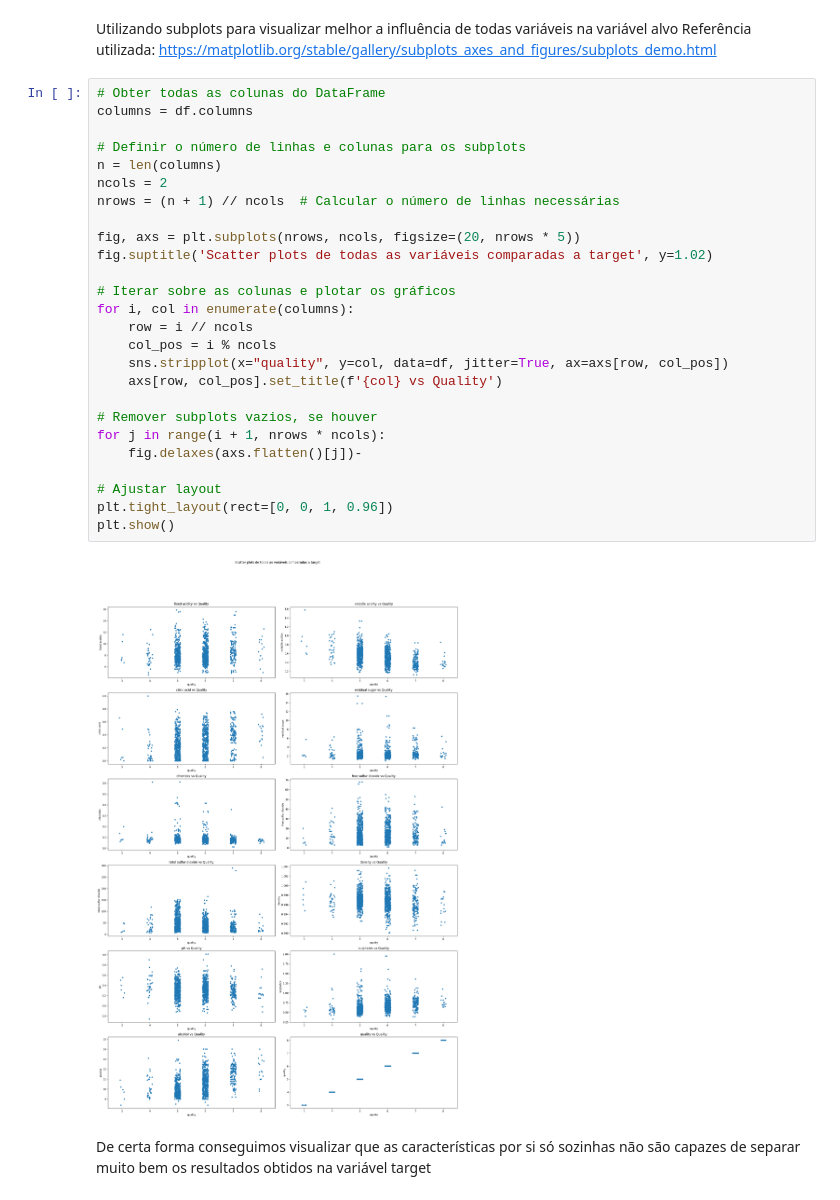
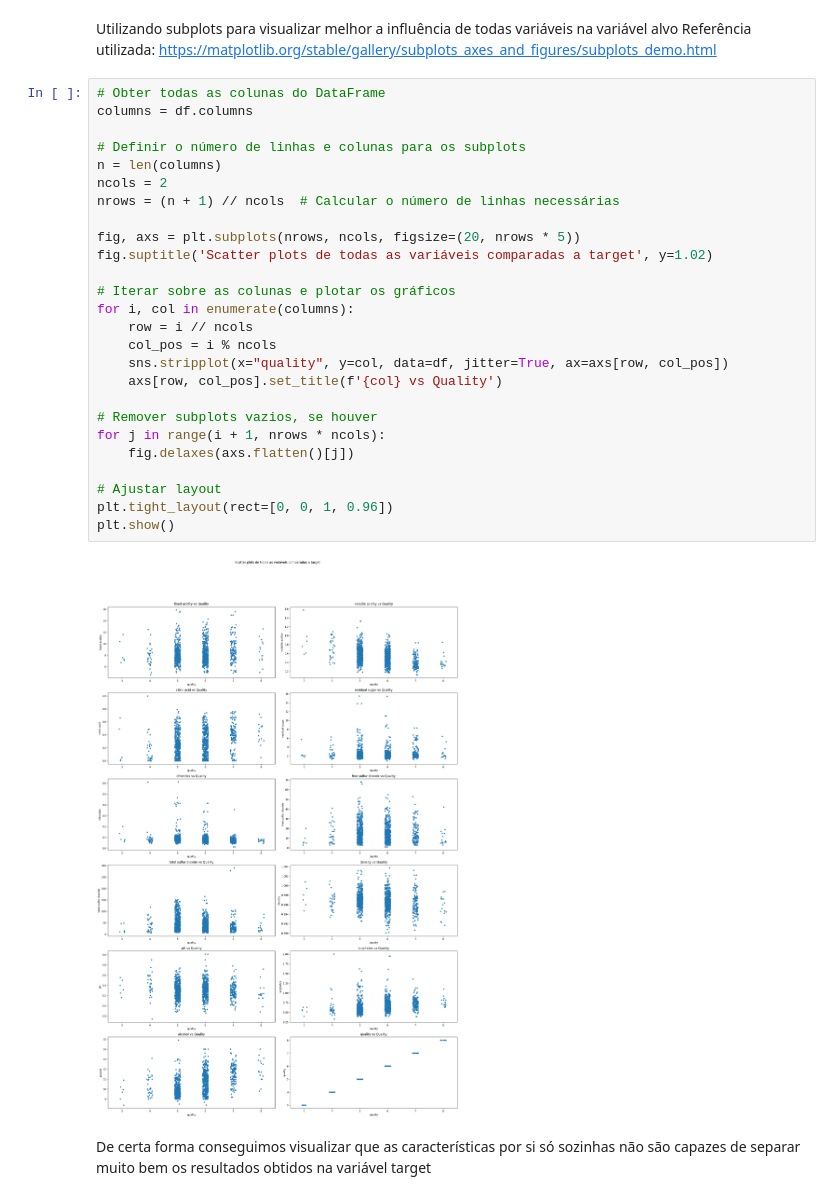
Before and after one commit to PabloNvnes/Algoritmo-KNN, a Jupyter notebook: main.ipynb, the cells around one changed output. Saved outputs shown, nothing was run; the diff lists cells and outputs as text.

```diff
--- a/main.ipynb
+++ b/main.ipynb
@@ -100,31 +100,31 @@ Referência utilizada: https://matplotlib.org/stable/gallery/subplots_axes_and_f
 # %%
 # Obter todas as colunas do DataFrame
 columns = df.columns
 
 # Definir o número de linhas e colunas para os subplots
 n = len(columns)
 ncols = 2
 nrows = (n + 1) // ncols  # Calcular o número de linhas necessárias
 
 fig, axs = plt.subplots(nrows, ncols, figsize=(20, nrows * 5))
 fig.suptitle('Scatter plots de todas as variáveis comparadas a target', y=1.02)
 
 # Iterar sobre as colunas e plotar os gráficos
 for i, col in enumerate(columns):
     row = i // ncols
     col_pos = i % ncols
     sns.stripplot(x="quality", y=col, data=df, jitter=True, ax=axs[row, col_pos])
     axs[row, col_pos].set_title(f'{col} vs Quality')
 
 # Remover subplots vazios, se houver
 for j in range(i + 1, nrows * ncols):
-    fig.delaxes(axs.flatten()[j])-
+    fig.delaxes(axs.flatten()[j])
 
 # Ajustar layout
 plt.tight_layout(rect=[0, 0, 1, 0.96])
 plt.show()
 # %% [output]
-[figure, old version]
+[figure, new version]
 # %% [markdown]
 De certa forma conseguimos visualizar que as características por si só sozinhas não são capazes de separar muito bem os resultados obtidos na variável target
 # %% [markdown]
```
Also changed, not shown: parts of 7 cells of this notebook.
